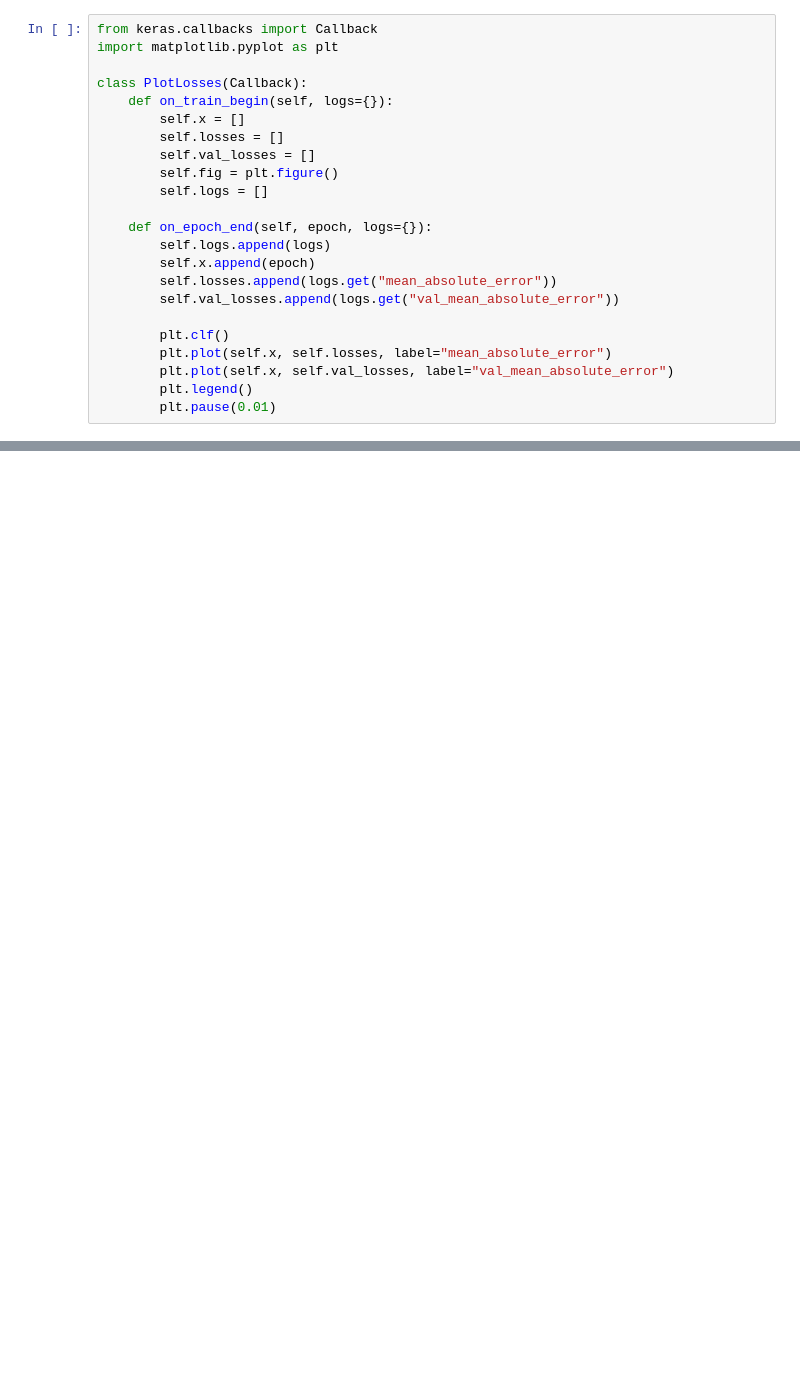
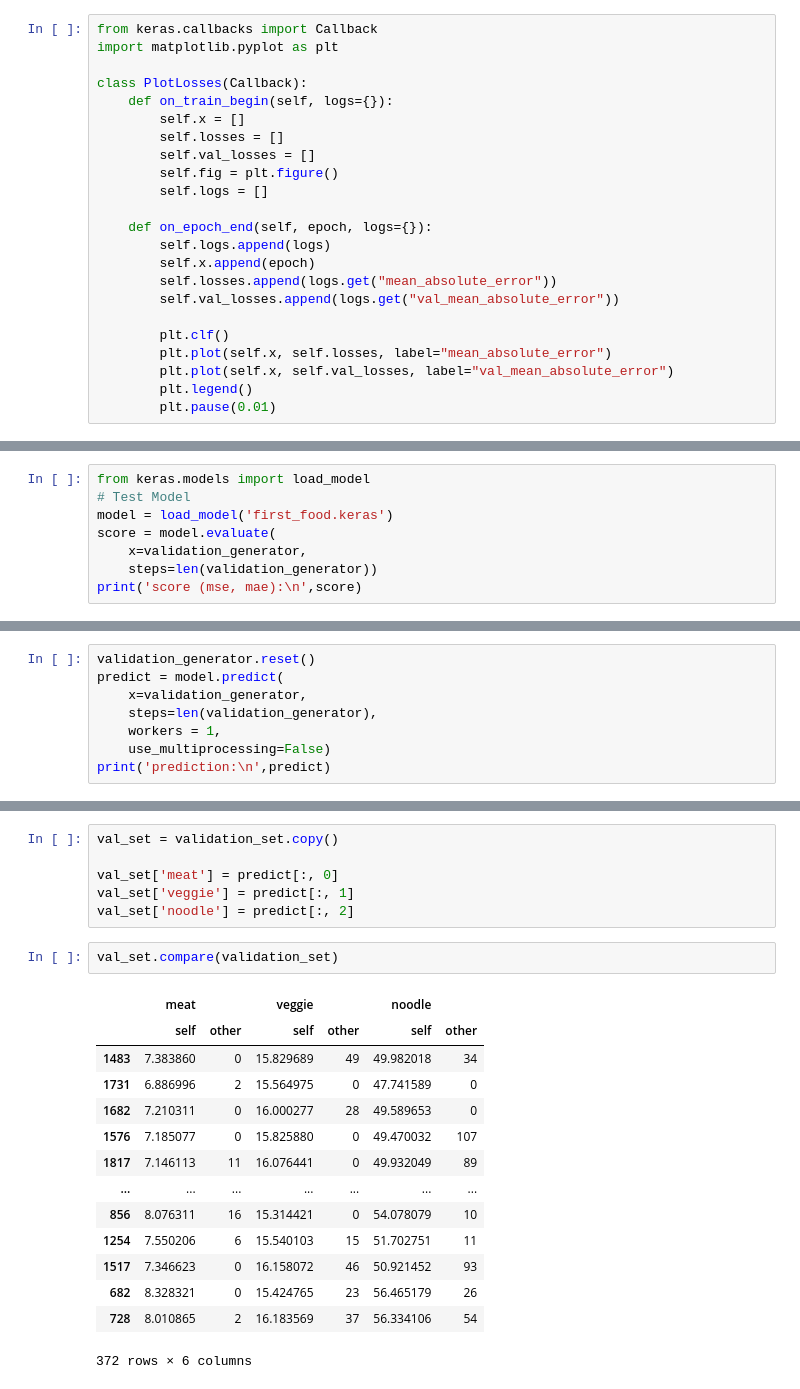
Before and after one commit to RiwEZ/machine_vision_class, a Jupyter notebook: contest/contest1.ipynb, the cells around one changed output, grey strips where cells are left out. Cells and saved outputs as stored; diff of their text form; blank space fills up the shorter version.

```diff
--- a/contest/contest1.ipynb
+++ b/contest/contest1.ipynb
@@ -239,0 +254,8 @@ KeyboardInterrupt:
+# %%
+from keras.models import load_model
+# Test Model
+model = load_model('first_food.keras')
+score = model.evaluate(
+    x=validation_generator,
+    steps=len(validation_generator))
+print('score (mse, mae):\n',score)
@@ -239,0 +266,8 @@ KeyboardInterrupt:
+# %%
+validation_generator.reset()
+predict = model.predict(
+    x=validation_generator,
+    steps=len(validation_generator),
+    workers = 1,
+    use_multiprocessing=False)
+print('prediction:\n',predict)
@@ -239,0 +284,23 @@ KeyboardInterrupt:
+# %%
+val_set = validation_set.copy()
+
+val_set['meat'] = predict[:, 0]
+val_set['veggie'] = predict[:, 1]
+val_set['noodle'] = predict[:, 2]
+# %%
+val_set.compare(validation_set)
+# %% [output]
+|  | meat |  | veggie |  | noodle |  |
+|  | self | other | self | other | self | other |
+| 1483 | 7.383860 | 0 | 15.829689 | 49 | 49.982018 | 34 |
+| 1731 | 6.886996 | 2 | 15.564975 | 0 | 47.741589 | 0 |
+| 1682 | 7.210311 | 0 | 16.000277 | 28 | 49.589653 | 0 |
+| 1576 | 7.185077 | 0 | 15.825880 | 0 | 49.470032 | 107 |
+| 1817 | 7.146113 | 11 | 16.076441 | 0 | 49.932049 | 89 |
+| ... | ... | ... | ... | ... | ... | ... |
+| 856 | 8.076311 | 16 | 15.314421 | 0 | 54.078079 | 10 |
+| 1254 | 7.550206 | 6 | 15.540103 | 15 | 51.702751 | 11 |
+| 1517 | 7.346623 | 0 | 16.158072 | 46 | 50.921452 | 93 |
+| 682 | 8.328321 | 0 | 15.424765 | 23 | 56.465179 | 26 |
+| 728 | 8.010865 | 2 | 16.183569 | 37 | 56.334106 | 54 |
+372 rows × 6 columns
```
Also changed, not shown: parts of 20 cells of this notebook.
